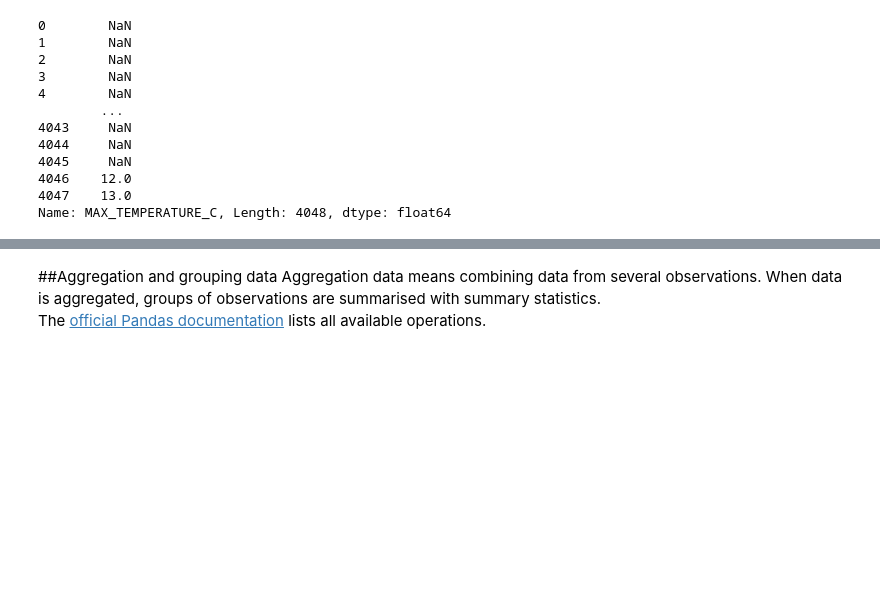
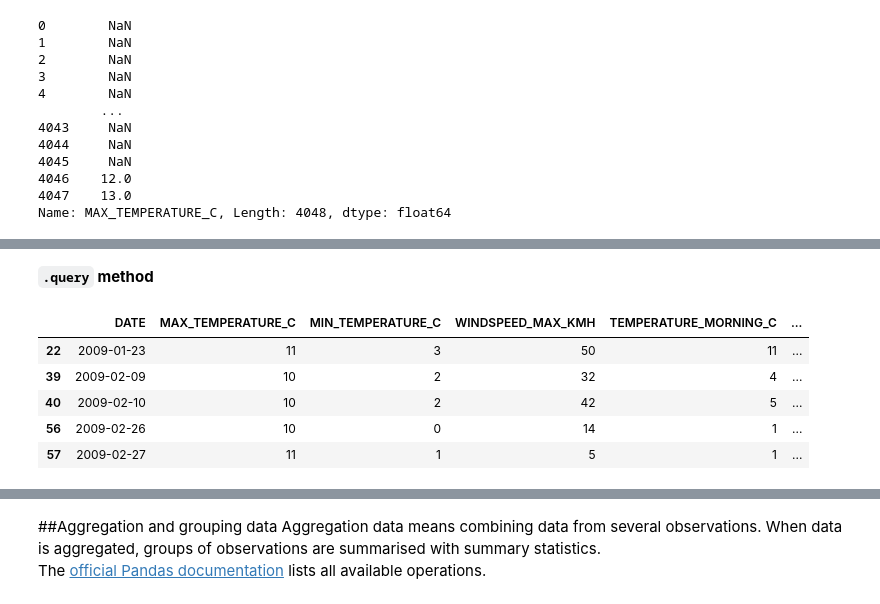
Before and after one commit to remijul/tutorial, a Jupyter notebook: Getting_started_with_Pandas.ipynb, the cells around one changed output, grey strips where cells are left out. Drawn from its saved outputs; the diff is of its cells as text; code cells hidden in the pictures; blank space fills up the shorter version.

```diff
--- a/Getting_started_with_Pandas.ipynb
+++ b/Getting_started_with_Pandas.ipynb
@@ -355,0 +381,11 @@ Name: MAX_TEMPERATURE_C, Length: 4048, dtype: float64
+# %% [markdown]
+**`.query` method**
+# %%
+df.query('OPINION == "météo très défavorable" & MAX_TEMPERATURE_C >= 10').head()
+# %% [output]
+|  | DATE | MAX_TEMPERATURE_C | MIN_TEMPERATURE_C | WINDSPEED_MAX_KMH | TEMPERATURE_MORNING_C | ... |
+| 22 | 2009-01-23 | 11 | 3 | 50 | 11 | ... |
+| 39 | 2009-02-09 | 10 | 2 | 32 | 4 | ... |
+| 40 | 2009-02-10 | 10 | 2 | 42 | 5 | ... |
+| 56 | 2009-02-26 | 10 | 0 | 14 | 1 | ... |
+| 57 | 2009-02-27 | 11 | 1 | 5 | 1 | ... |
```
Also changed, not shown: parts of 7 cells of this notebook.
